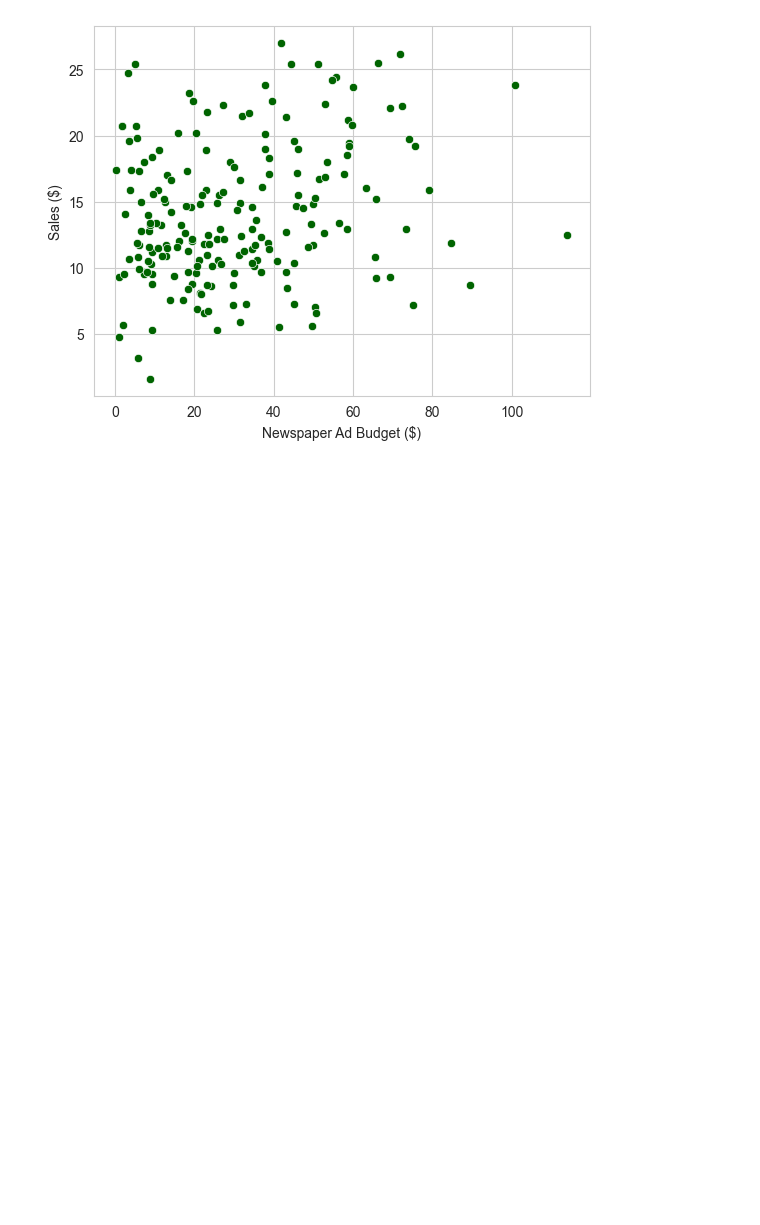
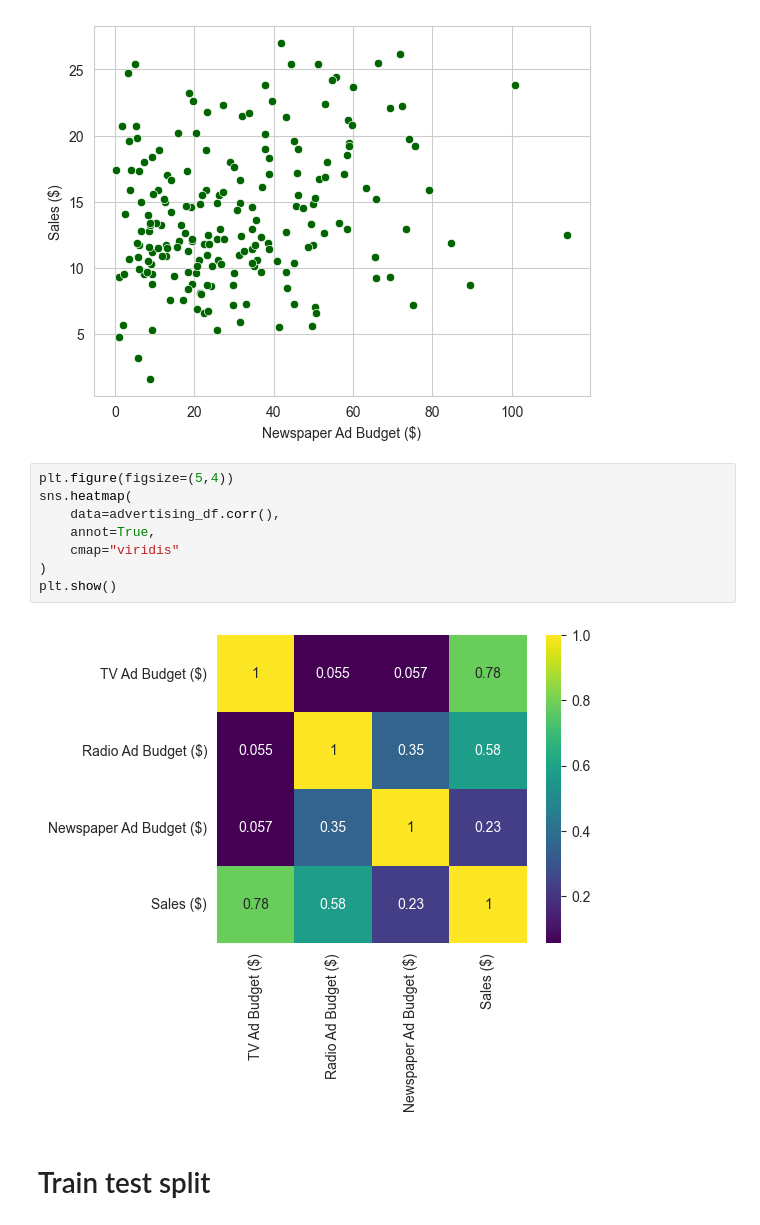
Before and after one commit to ayg15/advertising-sales, a Jupyter notebook: advertising_sales.ipynb, the cells around one changed output. Saved outputs shown, nothing was run; the diff lists cells and outputs as text; blank space fills up the shorter version.

```diff
--- a/advertising_sales.ipynb
+++ b/advertising_sales.ipynb
@@ -81,3 +85,15 @@ sns.scatterplot(
 plt.show()
 # %% [output]
 [figure]
+# %%
+plt.figure(figsize=(5,4))
+sns.heatmap(
+    data=advertising_df.corr(),
+    annot=True,
+    cmap="viridis"
+)
+plt.show()
+# %% [output]
+[figure, added]
+# %% [markdown]
+# Train test split
```
Also changed, not shown: parts of 8 cells of this notebook.
